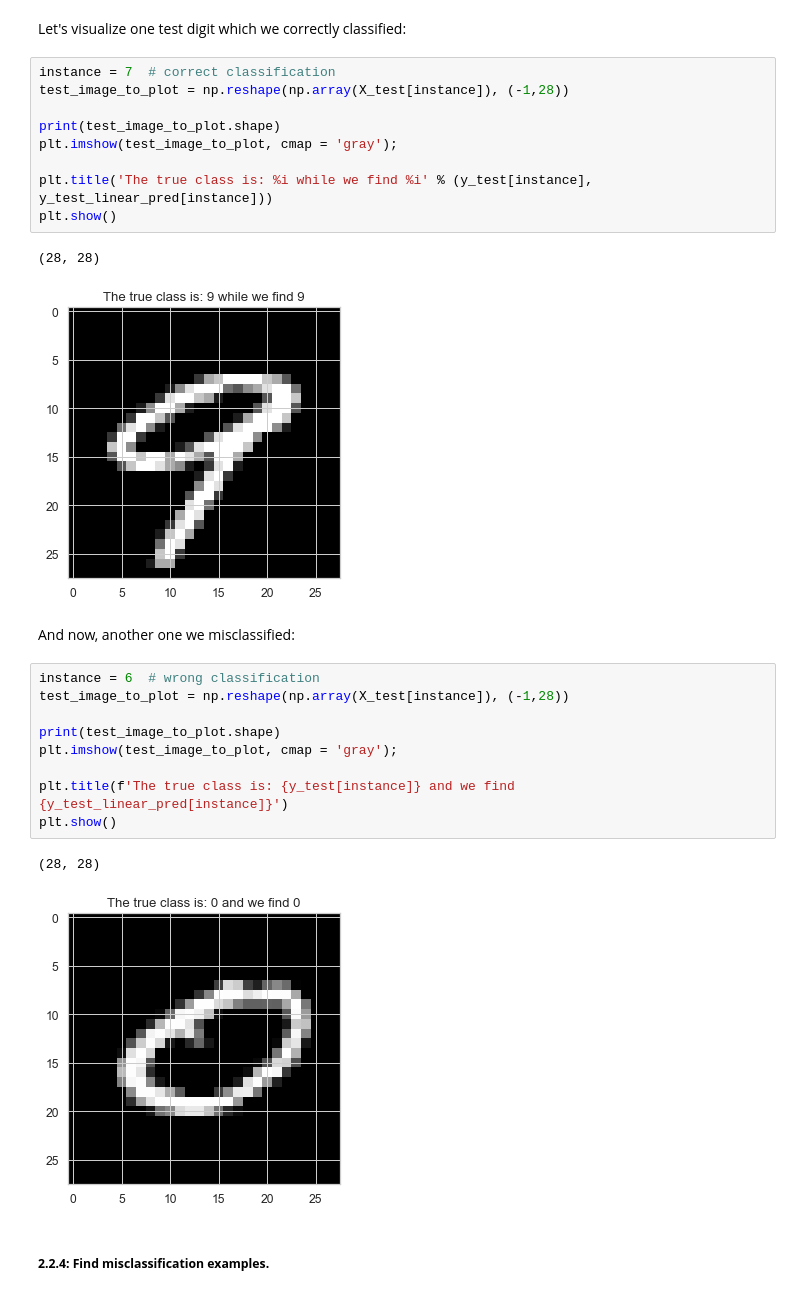
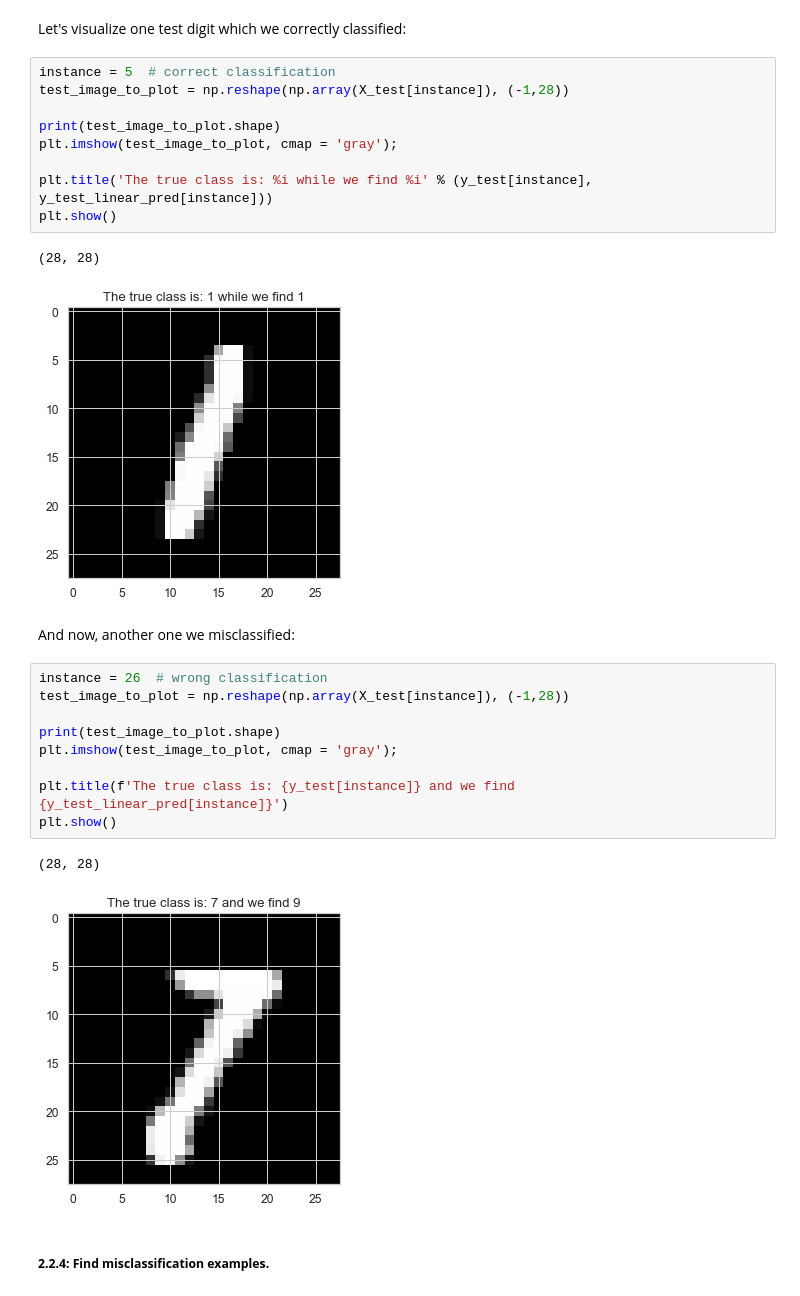
Before and after one commit to ghernantes/Hyperparameter_tuning_with_Sklearn, a Jupyter notebook: Evaluating_different_Hyperparameter_Tuning_techniques_on_MNIST_using_SVMs_and_NN.ipynb, the cells around one changed output. Saved outputs shown, nothing was run; the diff lists cells and outputs as text.

```diff
--- a/Evaluating_different_Hyperparameter_Tuning_techniques_on_MNIST_using_SVMs_and_NN.ipynb
+++ b/Evaluating_different_Hyperparameter_Tuning_techniques_on_MNIST_using_SVMs_and_NN.ipynb
@@ -446,7 +446,7 @@ plt.show()
 # %% [markdown]
 Let's visualize one test digit which we correctly classified:
 # %%
-instance = 7  # correct classification
+instance = 5  # correct classification
 test_image_to_plot = np.reshape(np.array(X_test[instance]), (-1,28))
 
 print(test_image_to_plot.shape)
@@ -456,21 +456,21 @@ plt.title('The true class is: %i while we find %i' % (y_test[instance], y_test_l
 plt.show()
 # %% [output]
 (28, 28)
-[figure, old version]
+[figure, new version]
 # %% [markdown]
 And now, another one we misclassified:
 # %%
-instance = 6  # wrong classification
+instance = 26  # wrong classification
 test_image_to_plot = np.reshape(np.array(X_test[instance]), (-1,28))
 
 print(test_image_to_plot.shape)
 plt.imshow(test_image_to_plot, cmap = 'gray');
 
 plt.title(f'The true class is: {y_test[instance]} and we find {y_test_linear_pred[instance]}')
 plt.show()
 # %% [output]
 (28, 28)
-[figure, old version]
+[figure, new version]
 # %% [markdown]
 ##### **2.2.4: Find misclassification examples.**
 # %% [markdown]
```
Also changed, not shown: parts of 29 cells of this notebook, 2 other files.
